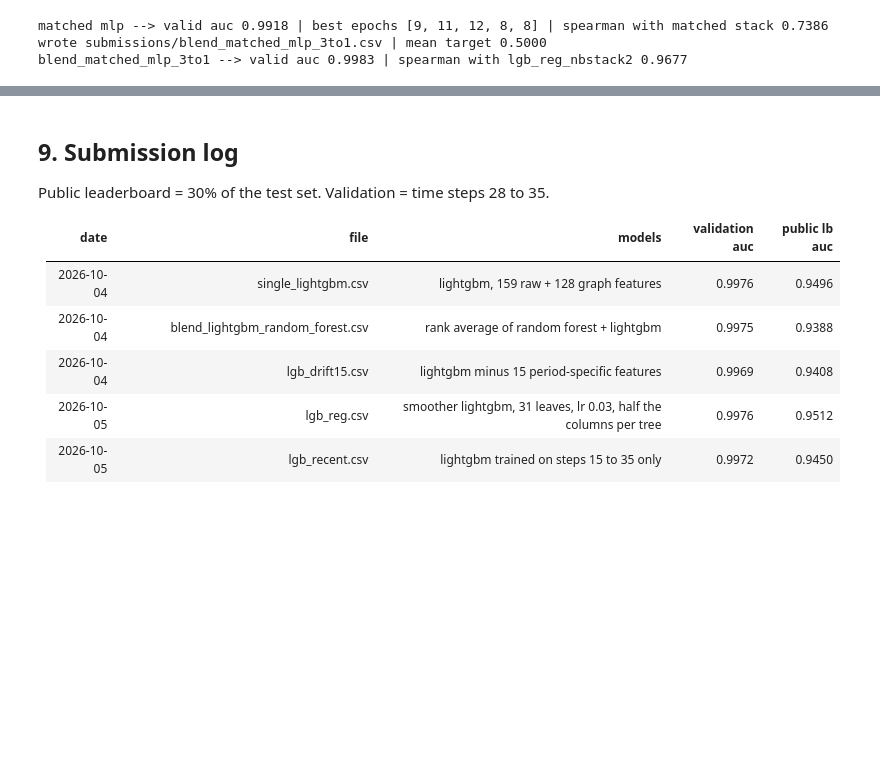
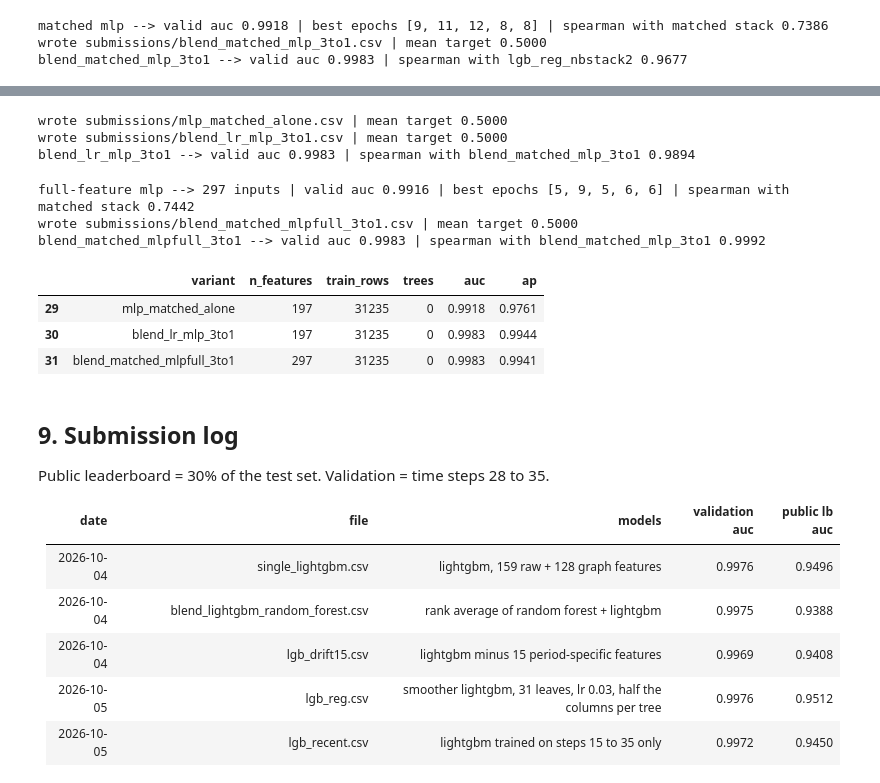
Before and after one commit to ykwong2002/bt4012-kaggle-competition, a Jupyter notebook: e1155727.ipynb, the cells around one changed output, grey strips where cells are left out. Drawn from its saved outputs; the diff is of its cells as text; code cells hidden in the pictures; blank space fills up the shorter version.

Commit message:
add cross-family blend variants: unmatched stack blend, mlp alone, full-feature mlp
Co-Authored-By: Claude Opus 5.5 <noreply@anthropic.com>

```diff
--- a/e1155727.ipynb
+++ b/e1155727.ipynb
@@ -2025,3 +2037,58 @@ spearman between the matched files --> top30 vs all features 0.9901 | top30 vs e
+# %%
+# variants 1 and 2 --> reuse the mlp predictions from 8.12
+write_submission(p_te_mlp, 'mlp_matched_alone')
+variant_preds['mlp_matched_alone'] = p_te_mlp
+variant_rows.append({'variant': 'mlp_matched_alone', 'n_features': len(mlp_feats), 'train_rows': len(all_mm), 'trees': 0, **performance_assessment(y_va, p_va_mlp)})
+
+blend_u = weighted_rank_average([variant_preds['lgb_reg_nbstack2_bag_lr'], p_te_mlp], [3, 1])
+blend_u_va = weighted_rank_average([variant_valid['lgb_reg_nbstack2_bag_lr'], p_va_mlp], [3, 1])
+perf_u = performance_assessment(y_va, blend_u_va)
+variant_preds['blend_lr_mlp_3to1'] = blend_u
+write_submission(blend_u, 'blend_lr_mlp_3to1')
+variant_rows.append({'variant': 'blend_lr_mlp_3to1', 'n_features': len(mlp_feats), 'train_rows': len(all_mm), 'trees': 0, **perf_u})
+print('blend_lr_mlp_3to1 --> valid auc {:.4f} | spearman with blend_matched_mlp_3to1 {:.4f}'.format(
+    perf_u['auc'], spearmanr(blend_u, variant_preds['blend_matched_mlp_3to1']).correlation))
+# %% [output]
+wrote submissions/mlp_matched_alone.csv | mean target 0.5000
+wrote submissions/blend_lr_mlp_3to1.csv | mean target 0.5000
+blend_lr_mlp_3to1 --> valid auc 0.9983 | spearman with blend_matched_mlp_3to1 0.9894
+# %%
+# variant 3 --> mlp on every stack input of the matched graph, 5 seeds, blended 3:1 with the matched stack
+mlp_full_feats = tree_m + nb_score_features + lr_feats
+for d in [tr_mm, va_mm, all_mm, te_mm]:
+    d[mlp_full_feats] = d[mlp_full_feats].fillna(0)
+X_tr_f, (X_va_f,), _ = scale_data(tr_mm, [va_mm], mlp_full_feats)
+X_all_f, (X_te_f,), _ = scale_data(all_mm, [te_mm], mlp_full_feats)
+p_va_f_list, p_te_f_list, epochs_f = [], [], []
+for s in SEEDS:
+    m_s, _, ep = train_mlp(X_tr_f, y_tr, X_va_f, y_va, verbose=False, seed=s)
+    p_va_f_list.append(predict_mlp(m_s, X_va_f))
+    m_f, _, _ = train_mlp(X_all_f, all_mm[output_feature].values, max_epochs=ep, verbose=False, seed=s)
+    p_te_f_list.append(predict_mlp(m_f, X_te_f))
+    epochs_f.append(ep)
+p_va_full, p_te_full = rank_average(p_va_f_list), rank_average(p_te_f_list)
+print('full-feature mlp --> {} inputs | valid auc {:.4f} | best epochs {} | spearman with matched stack {:.4f}'.format(
+    len(mlp_full_feats), metrics.roc_auc_score(y_va, p_va_full), epochs_f, spearmanr(p_te_full, prob_m).correlation))
+
+blend_f = weighted_rank_average([prob_m, p_te_full], [3, 1])
+blend_f_va = weighted_rank_average([variant_valid['lgb_reg_nbstack2_bag_lr_matched'], p_va_full], [3, 1])
+perf_f = performance_assessment(y_va, blend_f_va)
+variant_preds['blend_matched_mlpfull_3to1'] = blend_f
+write_submission(blend_f, 'blend_matched_mlpfull_3to1')
+variant_rows.append({'variant': 'blend_matched_mlpfull_3to1', 'n_features': len(mlp_full_feats), 'train_rows': len(all_mm), 'trees': 0, **perf_f})
+print('blend_matched_mlpfull_3to1 --> valid auc {:.4f} | spearman with blend_matched_mlp_3to1 {:.4f}'.format(
+    perf_f['auc'], spearmanr(blend_f, variant_preds['blend_matched_mlp_3to1']).correlation))
+variant_df = pd.DataFrame(variant_rows)
+variant_df.to_csv(os.path.join(OUT_DIR, 'drift_variants.csv'), index=False)
+variant_df.tail(3)
+# %% [output]
+full-feature mlp --> 297 inputs | valid auc 0.9916 | best epochs [5, 9, 5, 6, 6] | spearman with matched stack 0.7442
+wrote submissions/blend_matched_mlpfull_3to1.csv | mean target 0.5000
+blend_matched_mlpfull_3to1 --> valid auc 0.9983 | spearman with blend_matched_mlp_3to1 0.9992
+|  | variant | n_features | train_rows | trees | auc | ap |
+| 29 | mlp_matched_alone | 197 | 31235 | 0 | 0.9918 | 0.9761 |
+| 30 | blend_lr_mlp_3to1 | 197 | 31235 | 0 | 0.9983 | 0.9944 |
+| 31 | blend_matched_mlpfull_3to1 | 297 | 31235 | 0 | 0.9983 | 0.9941 |
 # %% [markdown]
 ## 9. Submission log
 
```
Also changed, not shown: parts of 11 cells of this notebook.
